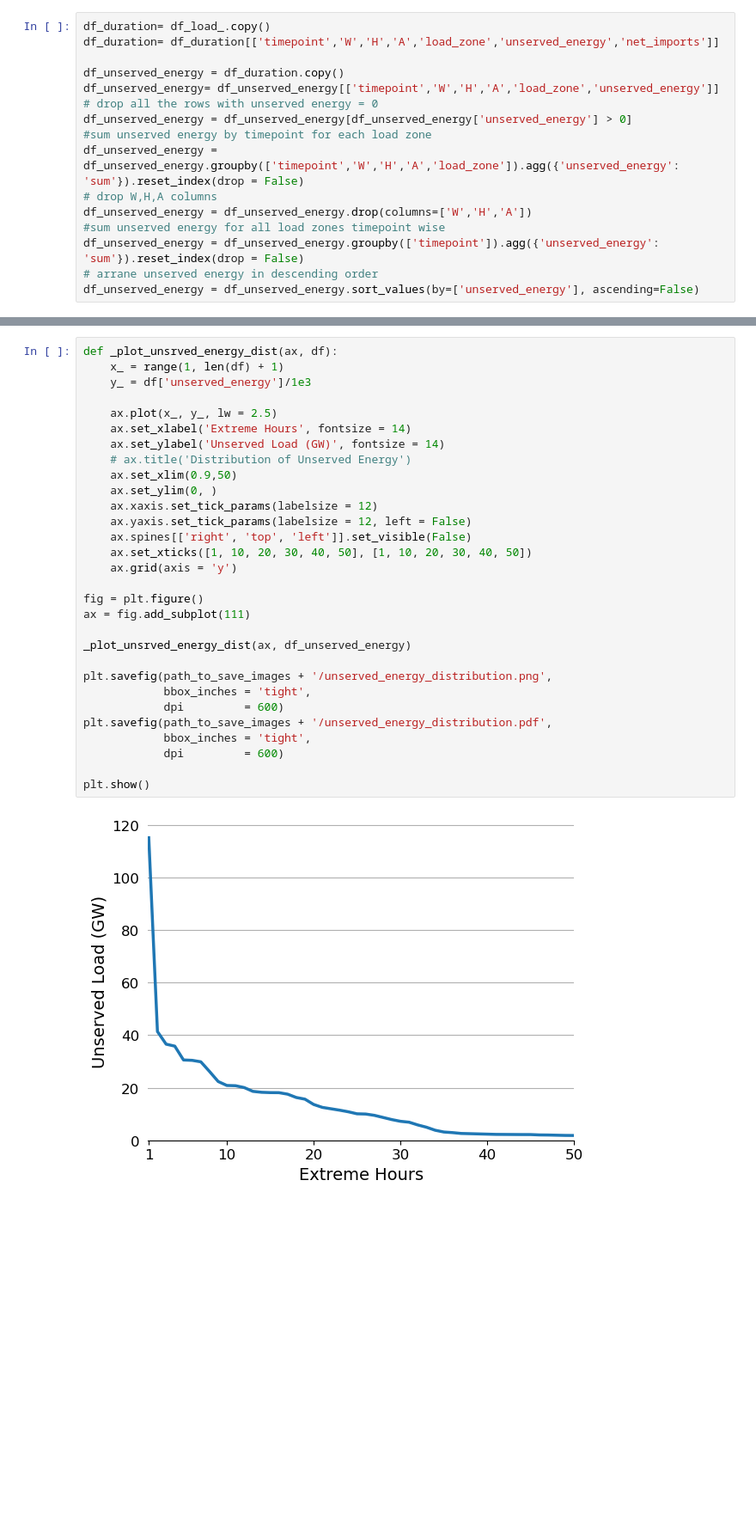
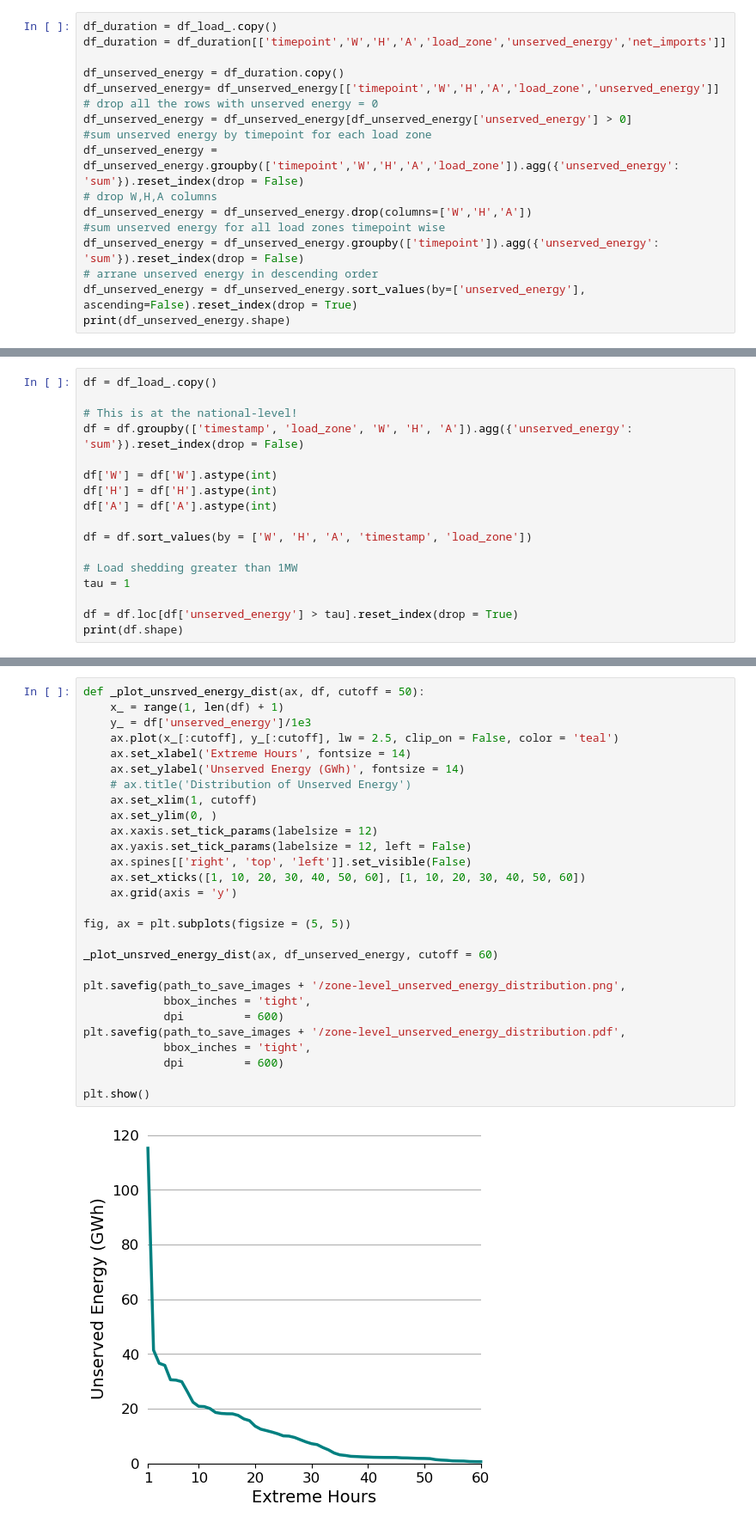
Before and after one commit to cetlab-ucsb/gridpath_india_viz, a Jupyter notebook: software/ra-results_viz.ipynb, the cells around one changed output, grey strips where cells are left out. Shown at 86% size. Cells and saved outputs as stored; diff of their text form; blank space fills up the shorter version.

```diff
--- a/software/ra-results_viz.ipynb
+++ b/software/ra-results_viz.ipynb
@@ -483,6 +704,6 @@ plt.show()
 # %%
-df_duration= df_load_.copy()
-df_duration= df_duration[['timepoint','W','H','A','load_zone','unserved_energy','net_imports']]
+df_duration = df_load_.copy()
+df_duration = df_duration[['timepoint','W','H','A','load_zone','unserved_energy','net_imports']]
 
 df_unserved_energy = df_duration.copy()
 df_unserved_energy= df_unserved_energy[['timepoint','W','H','A','load_zone','unserved_energy']]
@@ -495,4 +716,5 @@ df_unserved_energy = df_unserved_energy.drop(columns=['W','H','A'])
 #sum unserved energy for all load zones timepoint wise
 df_unserved_energy = df_unserved_energy.groupby(['timepoint']).agg({'unserved_energy': 'sum'}).reset_index(drop = False)
 # arrane unserved energy in descending order
-df_unserved_energy = df_unserved_energy.sort_values(by=['unserved_energy'], ascending=False)
+df_unserved_energy = df_unserved_energy.sort_values(by=['unserved_energy'], ascending=False).reset_index(drop = True)
+print(df_unserved_energy.shape)
@@ -500,0 +723,17 @@ df_unserved_energy = df_unserved_energy.sort_values(by=['unserved_energy'], asce
+# %%
+df = df_load_.copy()
+
+# This is at the national-level!
+df = df.groupby(['timestamp', 'load_zone', 'W', 'H', 'A']).agg({'unserved_energy': 'sum'}).reset_index(drop = False)
+
+df['W'] = df['W'].astype(int)
+df['H'] = df['H'].astype(int)
+df['A'] = df['A'].astype(int)
+
+df = df.sort_values(by = ['W', 'H', 'A', 'timestamp', 'load_zone'])
+
+# Load shedding greater than 1MW
+tau = 1
+
+df = df.loc[df['unserved_energy'] > tau].reset_index(drop = True)
+print(df.shape)
@@ -501,33 +742,31 @@ df_unserved_energy = df_unserved_energy.sort_values(by=['unserved_energy'], asce
 # %%
-def _plot_unsrved_energy_dist(ax, df):
+def _plot_unsrved_energy_dist(ax, df, cutoff = 50):
     x_ = range(1, len(df) + 1)
     y_ = df['unserved_energy']/1e3
-
-    ax.plot(x_, y_, lw = 2.5)
+    ax.plot(x_[:cutoff], y_[:cutoff], lw = 2.5, clip_on = False, color = 'teal')
     ax.set_xlabel('Extreme Hours', fontsize = 14)
-    ax.set_ylabel('Unserved Load (GW)', fontsize = 14)
+    ax.set_ylabel('Unserved Energy (GWh)', fontsize = 14)
     # ax.title('Distribution of Unserved Energy')
-    ax.set_xlim(0.9,50)
+    ax.set_xlim(1, cutoff)
     ax.set_ylim(0, )
     ax.xaxis.set_tick_params(labelsize = 12)
     ax.yaxis.set_tick_params(labelsize = 12, left = False)
     ax.spines[['right', 'top', 'left']].set_visible(False)
-    ax.set_xticks([1, 10, 20, 30, 40, 50], [1, 10, 20, 30, 40, 50])
+    ax.set_xticks([1, 10, 20, 30, 40, 50, 60], [1, 10, 20, 30, 40, 50, 60])
     ax.grid(axis = 'y')
 
-fig = plt.figure()
-ax = fig.add_subplot(111)
+fig, ax = plt.subplots(figsize = (5, 5))
 
-_plot_unsrved_energy_dist(ax, df_unserved_energy)
+_plot_unsrved_energy_dist(ax, df_unserved_energy, cutoff = 60)
 
-plt.savefig(path_to_save_images + '/unserved_energy_distribution.png',
+plt.savefig(path_to_save_images + '/zone-level_unserved_energy_distribution.png',
             bbox_inches = 'tight',
             dpi         = 600)
-plt.savefig(path_to_save_images + '/unserved_energy_distribution.pdf',
+plt.savefig(path_to_save_images + '/zone-level_unserved_energy_distribution.pdf',
             bbox_inches = 'tight',
             dpi         = 600)
 
 plt.show()
 # %% [output]
-[figure, old version]
+[figure, new version]
 # %% [markdown]
```
Also changed, not shown: parts of 31 cells of this notebook.
